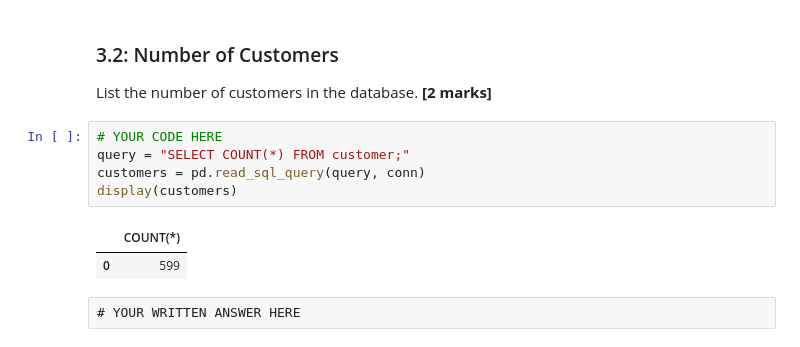
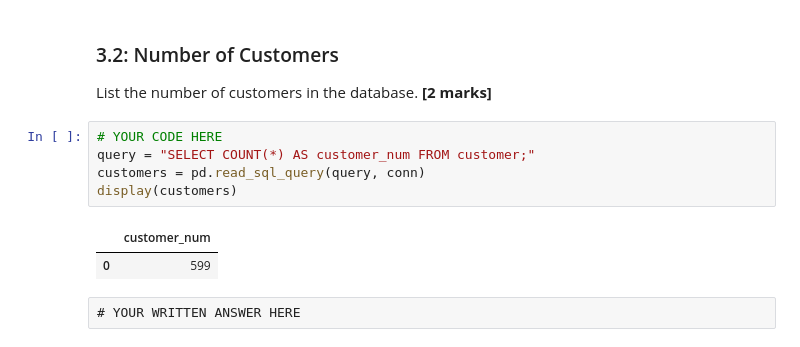
Before and after one commit to kylifish0100/comp2420_assignment2, a Jupyter notebook: Assignment_2_2022_u7262936.ipynb, the cells around one changed output. Cells and saved outputs as stored; diff of their text form.

```diff
--- a/Assignment_2_2022_u7262936.ipynb
+++ b/Assignment_2_2022_u7262936.ipynb
@@ -755,11 +763,11 @@ List the number of customers in the database.
 <span style= 'float: right;'><b>[2 marks]</b></span>
 # %%
 # YOUR CODE HERE
-query = "SELECT COUNT(*) FROM customer;"
+query = "SELECT COUNT(*) AS customer_num FROM customer;"
 customers = pd.read_sql_query(query, conn)
 display(customers)
 # %% [output]
-|  | COUNT(*) |
+|  | customer_num |
 | 0 | 599 |
 # %% [raw]
 # YOUR WRITTEN ANSWER HERE
```
Also changed, not shown: parts of 9 cells of this notebook.
